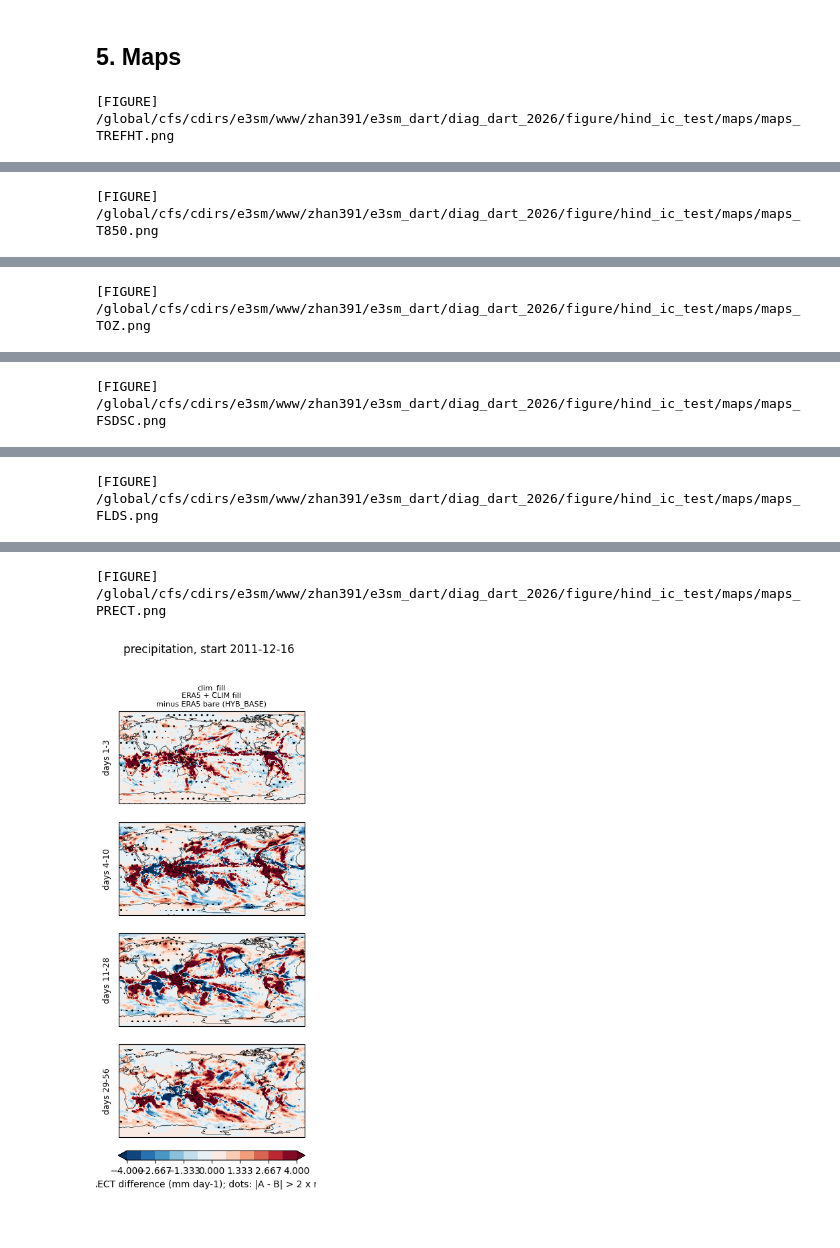
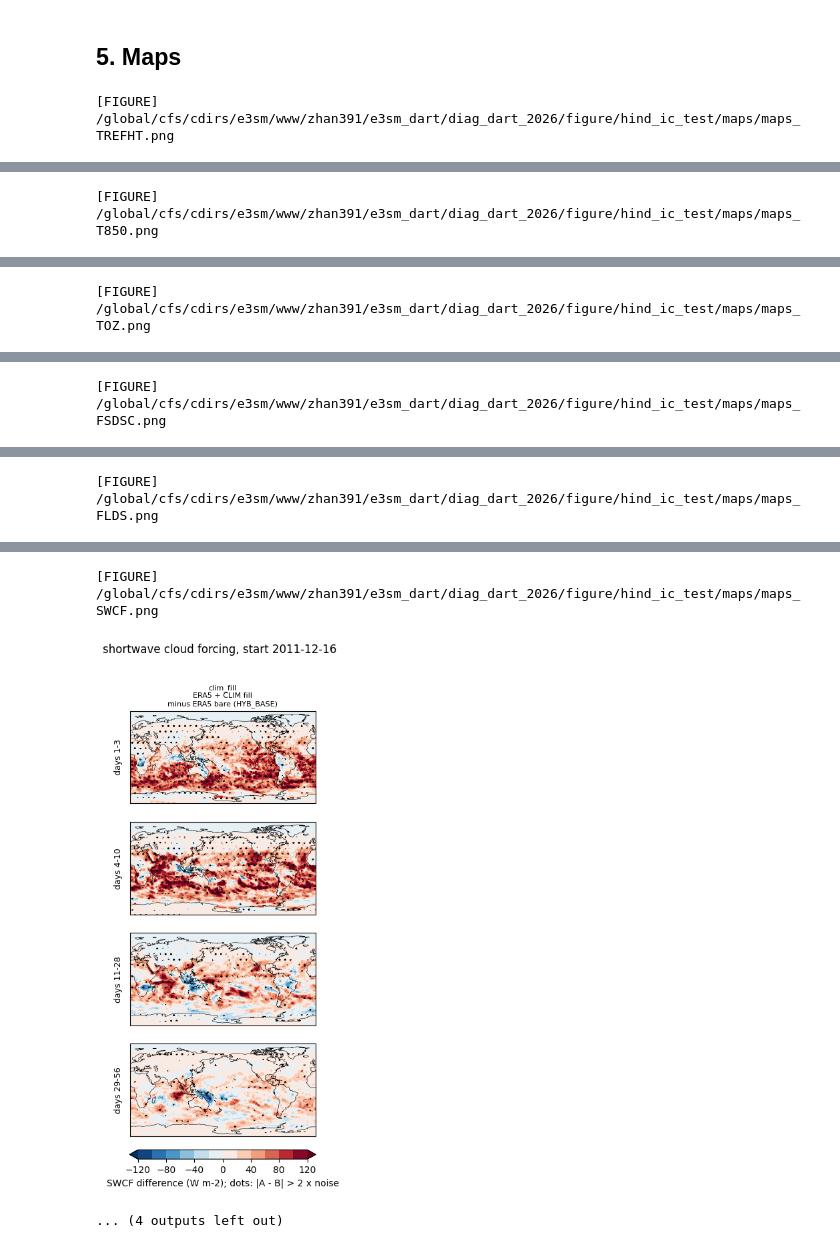
Before and after one commit to zhangshixuan1987/work_package, a Jupyter notebook: e3sm_dart_analysis/diagnostic/jupyter/hind_ic_test/03_compute_and_plot_lead_window_maps.ipynb, the cells around one changed output, grey strips where cells are left out. Saved outputs shown, nothing was run; the diff lists cells and outputs as text; code cells hidden in the pictures.

```diff
--- a/e3sm_dart_analysis/diagnostic/jupyter/hind_ic_test/03_compute_and_plot_lead_window_maps.ipynb
+++ b/e3sm_dart_analysis/diagnostic/jupyter/hind_ic_test/03_compute_and_plot_lead_window_maps.ipynb
@@ -39,6 +39,7 @@ WORK_DIR = Path("/global/cfs/cdirs/m4849/zhan391/work_package/e3sm_dart_analysis
 DIAGNOSTIC_OUTPUT_ROOT = Path("/global/cfs/cdirs/e3sm/www/zhan391/e3sm_dart/diag_dart_2026")
 OBSERVATION_ROOT = Path("/global/cfs/cdirs/e3sm/zhan391/data")                     # reference-data archive
 LAND_SUPPORT_DIR = OBSERVATION_ROOT / "lnd_sea_mask"
+ATM_MAP_FILE = Path("/global/cfs/cdirs/e3sm/diagnostics/maps/map_ne30pg2_to_cmip6_180x360_aave.20200201.nc")  # same weights as regen_f20tr_ts.sh
 WORKFLOW_NAME = "hind_ic_test"
 
 RUN_KEYS = ("ERA5_BARE", "ERA5_CLIMFILL")          # HYB_BASE EN01 and ERA5 + CLIM_BASE fill EN01 (configs/hind_ic_test_runs.py)
@@ -46,10 +47,13 @@ ENSEMBLE_RUN = "ERA5_BARE"         # HYB_BASE, 20 members
 MAX_MEMBERS = None
 MAX_LEAD = 56
 COMPARISON_KEYS = ("clim_fill",)
-VARIABLES = ("TREFHT", "T850", "TOZ", "FSDSC", "FLDS", "PRECT")
+VARIABLES = ("TREFHT", "T850", "TOZ", "FSDSC", "FLDS", "SWCF", "LWCF", "PRECT")
 WINDOWS = {"days 1-3": (1, 3), "days 4-10": (4, 10), "days 11-28": (11, 28), "days 29-56": (29, 56)}
 # shading limits per variable (symmetric); others use the 98th percentile of |A - B|
-LIMITS = {"TREFHT": 6.0, "T850": 4.0, "TOZ": 300.0, "FSDSC": 20.0, "FLDS": 40.0, "PRECT": 4.0}
+LIMITS = {"TREFHT": 6.0, "T850": 4.0, "TOZ": 300.0, "FSDSC": 20.0, "FLDS": 40.0, "SWCF": 120.0, "LWCF": 60.0, "PRECT": 4.0}
+# monthly eam.h0 fields (section 6): O3 as a zonal-mean section, the rest as maps; CH4LNZ is in no history stream
+H0_VARIABLES = ("O3", "O3_SRF", "CO_SRF", "AODVIS")
+H0_LIMITS = {"O3": 100.0, "O3_SRF": 48.0, "CO_SRF": 120.0, "AODVIS": 0.3}   # O3: % of run A
 TOPIC = "maps"
 FORCE_COMPUTE = False
 FIGURE_DPI = 150
@@ -132,45 +138,47 @@ maps = {v: cached_dataset(data_dir / f"window_maps_{v}.nc", lambda v=v: build_ma
 # %% [markdown]
 ## 5. Maps
 # %%
-def plot_maps(v):
-    ds = maps[v]
-    lim = LIMITS.get(v) or float(np.nanpercentile(np.abs(ds["difference"]), 98))
+def plot_maps(ds, lim=None, name=None):
+    v = ds.attrs["variable"]
+    lim = lim or float(np.nanpercentile(np.abs(ds["difference"]), 98))
     levels = np.linspace(-lim, lim, 13)
-    nr, nc = len(WINDOWS), len(COMPARISON_KEYS)
+    windows = list(ds.window.values)
+    nr, nc = len(windows), len(COMPARISON_KEYS)
     fig, axes = plt.subplots(nr, nc, figsize=(3.6 * nc, 2.0 * nr + 0.8),
                              subplot_kw=dict(projection=ccrs.PlateCarree(central_longitude=180)), squeeze=False)
     for j, c in enumerate(COMPARISON_KEYS):
         a, b, _ = COMPARISONS[c]
-        for i, w in enumerate(WINDOWS):
+        for i, w in enumerate(windows):
             ax = axes[i, j]
             d = ds["difference"].sel(comparison=c, window=w)
             cf = ax.contourf(d.lon, d.lat, d, levels=levels, cmap="RdBu_r", extend="both", transform=ccrs.PlateCarree())
             sig = (np.abs(d) > 2 * ds["noise"].sel(window=w)).astype(float)
             ax.contourf(d.lon, d.lat, sig, levels=[0.5, 1.5], hatches=[".."], colors="none", transform=ccrs.PlateCarree())
             ax.coastlines(lw=0.4)
             if i == 0:
                 ax.set_title(f"{c}\n{RUNS[a].label}\nminus {RUNS[b].label}", fontsize=8)
             if j == 0:
                 ax.text(-0.04, 0.5, w, transform=ax.transAxes, rotation=90, ha="right", va="center", fontsize=9)
     fig.colorbar(cf, ax=axes, orientation="horizontal", fraction=0.03, pad=0.03,
                  label=f"{v} difference ({ds.attrs['units']}); dots: |A - B| > 2 x noise")
     fig.suptitle(f"{ds.attrs['long_name']}, start {INIT}", y=0.995)
-    save(fig, f"maps_{v}.png")
+    save(fig, name or f"maps_{v}.png")
     plt.show()
 
 
 for v in VARIABLES:
-    plot_maps(v)
+    plot_maps(maps[v], LIMITS.get(v))
 # %% [output]
 [FIGURE] /global/cfs/cdirs/e3sm/www/zhan391/e3sm_dart/diag_dart_2026/figure/hind_ic_test/maps/maps_TREFHT.png
 [figure]
 [FIGURE] /global/cfs/cdirs/e3sm/www/zhan391/e3sm_dart/diag_dart_2026/figure/hind_ic_test/maps/maps_T850.png
 [figure]
 [FIGURE] /global/cfs/cdirs/e3sm/www/zhan391/e3sm_dart/diag_dart_2026/figure/hind_ic_test/maps/maps_TOZ.png
 [figure]
 [FIGURE] /global/cfs/cdirs/e3sm/www/zhan391/e3sm_dart/diag_dart_2026/figure/hind_ic_test/maps/maps_FSDSC.png
 [figure]
 [FIGURE] /global/cfs/cdirs/e3sm/www/zhan391/e3sm_dart/diag_dart_2026/figure/hind_ic_test/maps/maps_FLDS.png
 [figure]
-[FIGURE] /global/cfs/cdirs/e3sm/www/zhan391/e3sm_dart/diag_dart_2026/figure/hind_ic_test/maps/maps_PRECT.png
+[FIGURE] /global/cfs/cdirs/e3sm/www/zhan391/e3sm_dart/diag_dart_2026/figure/hind_ic_test/maps/maps_SWCF.png
-[figure, old version]
+[figure, new version]
+... (4 outputs left out)
```
Also changed, not shown: parts of 6 cells of this notebook, 1 other file.
